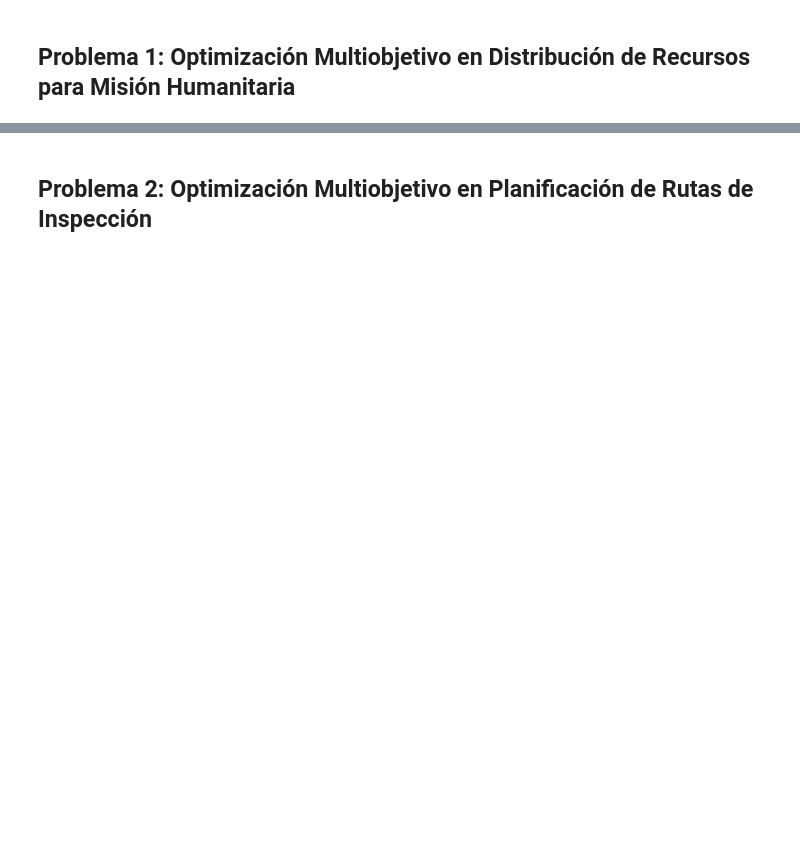
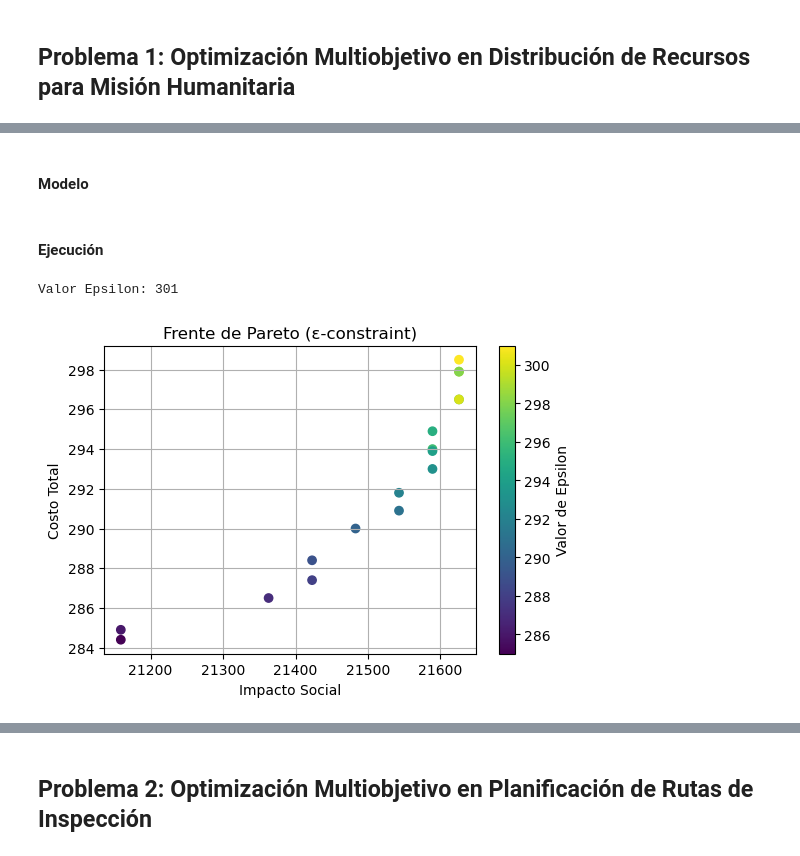
Before and after one commit to SuperEquipoEstrella/MOS-Lab5, a Jupyter notebook: lab5.ipynb, the cells around one changed output, grey strips where cells are left out. Cells and saved outputs as stored; diff of their text form; code cells hidden in the pictures; blank space fills up the shorter version.

```diff
--- a/lab5.ipynb
+++ b/lab5.ipynb
@@ -2,0 +146,2 @@
+# %% [markdown]
+#### Modelo
@@ -2,0 +322,77 @@
+# %% [markdown]
+#### Ejecución
+# %%
+import pyomo.environ as pyo
+from pyomo.opt import TerminationCondition
+import matplotlib.pyplot as plt
+import pandas as pd
+from amplpy import modules
+import numpy as np
+
+
+# valor epsilon para restriccion
+epsilon = 301
+
+# estructura donde guardar los resultados
+resultados = []  # lista de dicts: {"epsilon":…, "impacto":…, "costo":…}
+
+#  modelo con el epsilon actual
+print(f'Valor Epsilon: {epsilon}')
+modelo = build_model(data_recursos, data_aviones, data_zonas, data_necesidades_zonas, epsilon=epsilon)
+
+# resolver
+solver_name = "gurobi"
+solver = pyo.SolverFactory(solver_name+"nl", executable=modules.find(solver_name), solve_io="nl")
+res = solver.solve(modelo)
+
+# verificar resultado factible
+if res.solver.termination_condition == TerminationCondition.optimal:
+    # extraer valores numéricos
+    impacto = pyo.value(modelo.obj)
+
+    costo_fijo = sum(pyo.value(modelo.costoFijo[j] * modelo.w[j])
+                     for j in modelo.A)
+    costo_var = sum(pyo.value(modelo.costoVariable[j] * modelo.distancia[k] * modelo.yAvion[j,k,v])
+                    for j in modelo.A for k in modelo.Z for v in modelo.V)
+    costo_total = costo_fijo + costo_var
+
+    # guardar resultados
+    resultados.append({
+        "epsilon": epsilon,
+        "impacto": impacto,
+        "costo": costo_total
+    })
+else:
+    print(f"ε={epsilon}: no óptimo, condición {res.solver.termination_condition}")
+
+
+df_nuevo = pd.DataFrame(resultados)
+
+# 4) Guardar en CSV
+try:
+    df_existente = pd.read_csv("resultados_frente_pareto.csv")
+    # Concatenar con los nuevos resultados
+    df_final = pd.concat([df_existente, df_nuevo], ignore_index=True)
+except FileNotFoundError:
+    df_final = df_nuevo
+
+# Guardar el archivo completo
+df_final.to_csv("resultados_frente_pareto.csv", index=False)
+# %% [output]
+Valor Epsilon: 301
+# %%
+# Leer los resultados del CSV
+df = pd.read_csv("resultados_frente_pareto.csv")
+
+# Graficar el frente de Pareto
+plt.figure(figsize=(6,4))
+scatter = plt.scatter(df["impacto"], df["costo"], c=df["epsilon"], cmap="viridis", marker='o')
+plt.xlabel("Impacto Social")
+plt.ylabel("Costo Total")
+plt.title("Frente de Pareto (ε-constraint)")
+cbar = plt.colorbar(scatter)
+cbar.set_label('Valor de Epsilon')
+plt.grid(True)
+plt.show()
+# %% [output]
+[figure, added]
```
Also changed, not shown: parts of 19 cells of this notebook, 1 other file.
